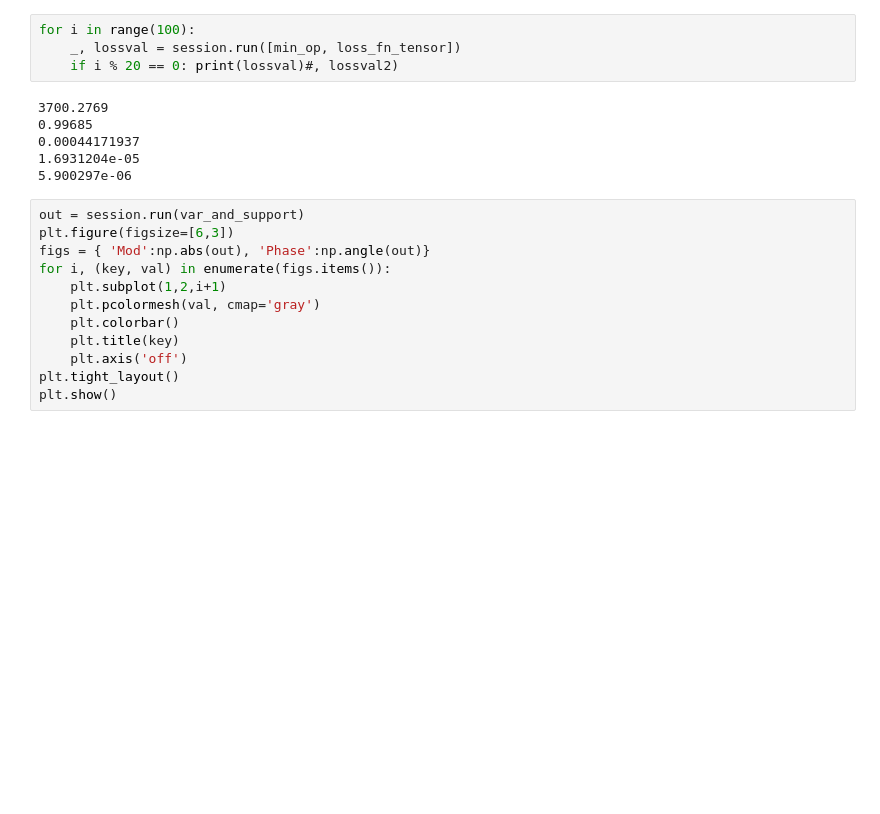
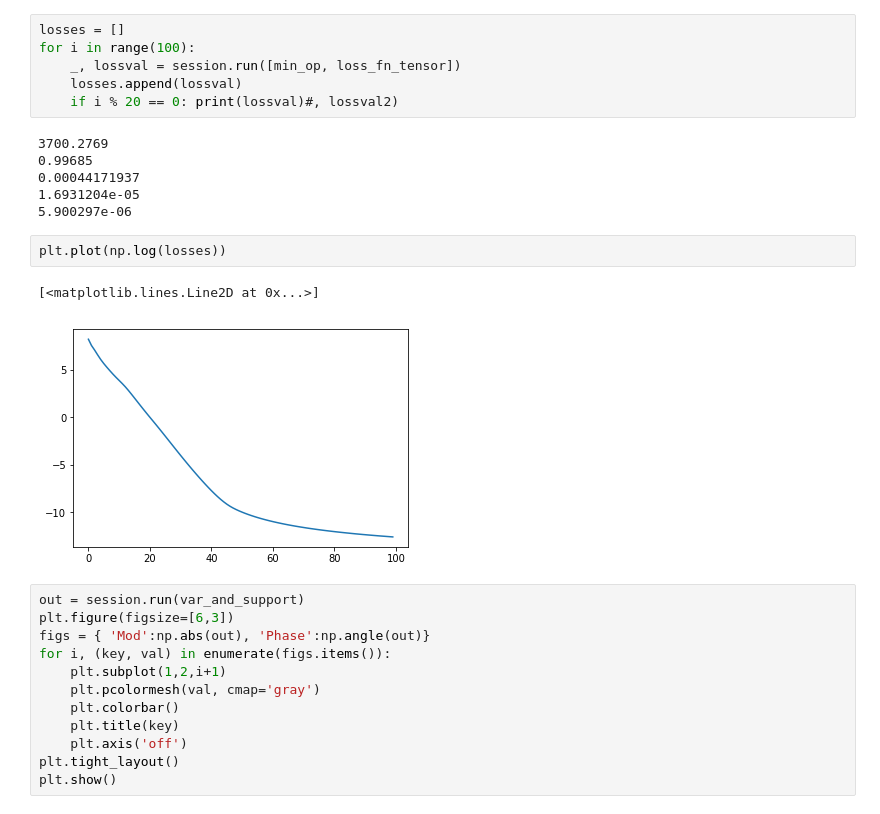
Before and after one commit to saugatkandel/sopt, a Jupyter notebook: sopt/examples/tensorflow/cdi_curveball.ipynb, the cells around one changed output. Cells and saved outputs as stored; diff of their text form; blank space fills up the shorter version.

```diff
--- a/sopt/examples/tensorflow/cdi_curveball.ipynb
+++ b/sopt/examples/tensorflow/cdi_curveball.ipynb
@@ -65,8 +72,10 @@ min_op = cb_opt.minimize()
 session = tf.Session()
 session.run(tf.global_variables_initializer())
 # %%
+losses = []
 for i in range(100):
     _, lossval = session.run([min_op, loss_fn_tensor])
+    losses.append(lossval)
     if i % 20 == 0: print(lossval)#, lossval2)
 # %% [output]
 3700.2769
@@ -74,6 +83,11 @@ for i in range(100):
 0.00044171937
 1.6931204e-05
 5.900297e-06
+# %%
+plt.plot(np.log(losses))
+# %% [output]
+[<matplotlib.lines.Line2D at 0x...>]
+[figure, added]
 # %%
 out = session.run(var_and_support)
 plt.figure(figsize=[6,3])
```
Also changed, not shown: parts of 2 cells of this notebook, 29 other files.
